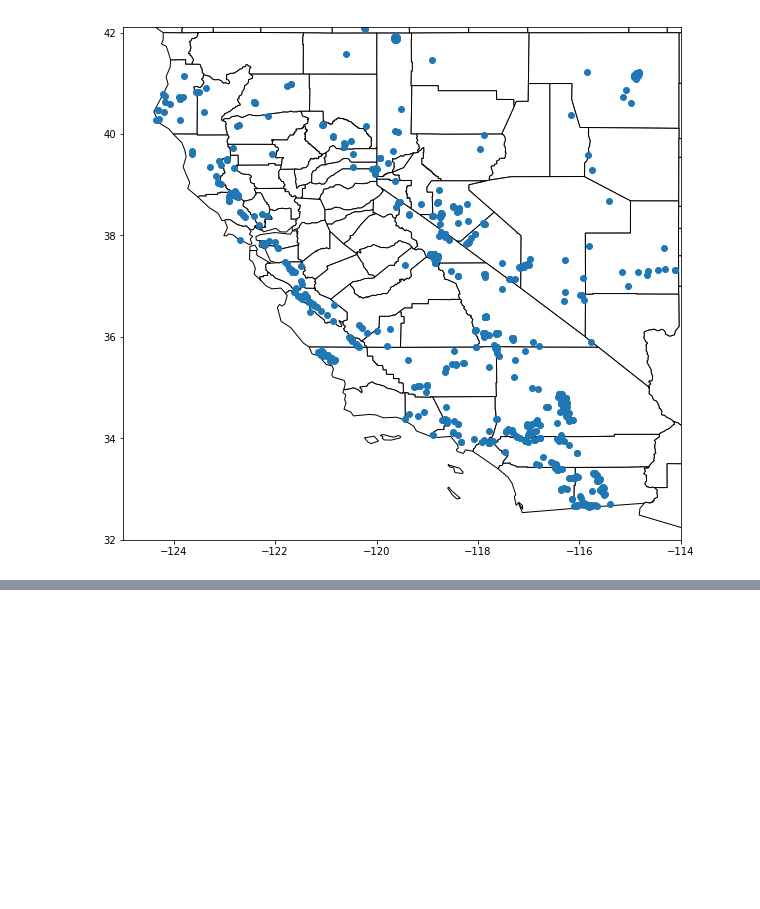
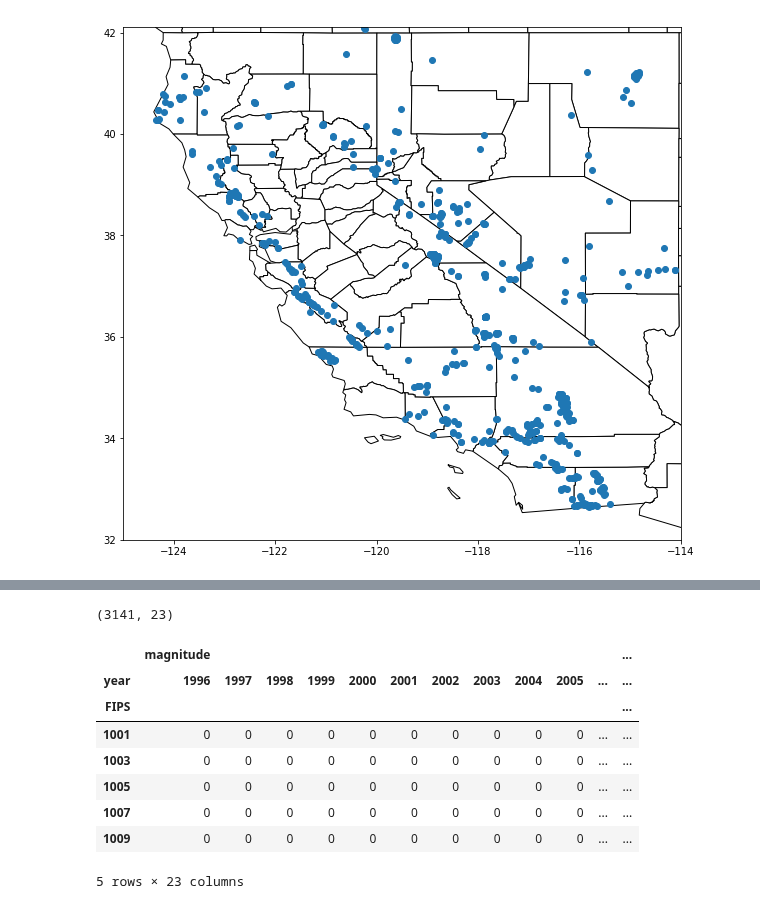
Before and after one commit to labs12-should-i-live-here/DS, a Jupyter notebook: notebooks/DMA5 - Earthquakes.ipynb, the cells around one changed output, grey strips where cells are left out. Cells and saved outputs as stored; diff of their text form; code cells hidden in the pictures; blank space fills up the shorter version.

```diff
--- a/notebooks/DMA5 - Earthquakes.ipynb
+++ b/notebooks/DMA5 - Earthquakes.ipynb
@@ -174,0 +209,20 @@ quakes_county.to_file("../data_output/5_USGS_quakes/quakes1.shp")
+# %%
+# Merge with the official county list so that all the counties are
+# represented in the index even if no earthquakes happened there in
+# a given year.  Unstack and reset index
+official_county_list = sorted(counties['FIPS'].tolist())
+df2 = df1.reindex(official_county_list, fill_value=0)
+
+print(df2.shape)
+df2.head()
+# %% [output]
+(3141, 23)
+|  | magnitude |  |  |  |  |  |  |  |  |  |  | ... |
+| year | 1996 | 1997 | 1998 | 1999 | 2000 | 2001 | 2002 | 2003 | 2004 | 2005 | ... | ... |
+| FIPS |  |  |  |  |  |  |  |  |  |  |  | ... |
+| 1001 | 0 | 0 | 0 | 0 | 0 | 0 | 0 | 0 | 0 | 0 | ... | ... |
+| 1003 | 0 | 0 | 0 | 0 | 0 | 0 | 0 | 0 | 0 | 0 | ... | ... |
+| 1005 | 0 | 0 | 0 | 0 | 0 | 0 | 0 | 0 | 0 | 0 | ... | ... |
+| 1007 | 0 | 0 | 0 | 0 | 0 | 0 | 0 | 0 | 0 | 0 | ... | ... |
+| 1009 | 0 | 0 | 0 | 0 | 0 | 0 | 0 | 0 | 0 | 0 | ... | ... |
+5 rows × 23 columns
```
Also changed, not shown: parts of 10 cells of this notebook, 1 other file.
